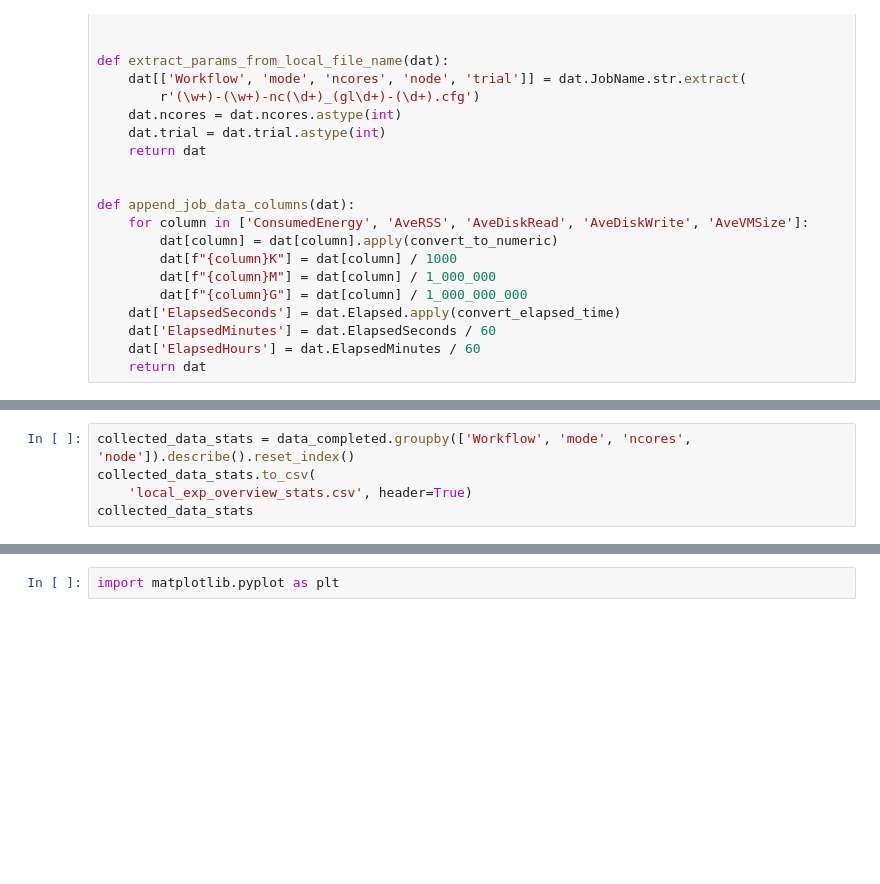
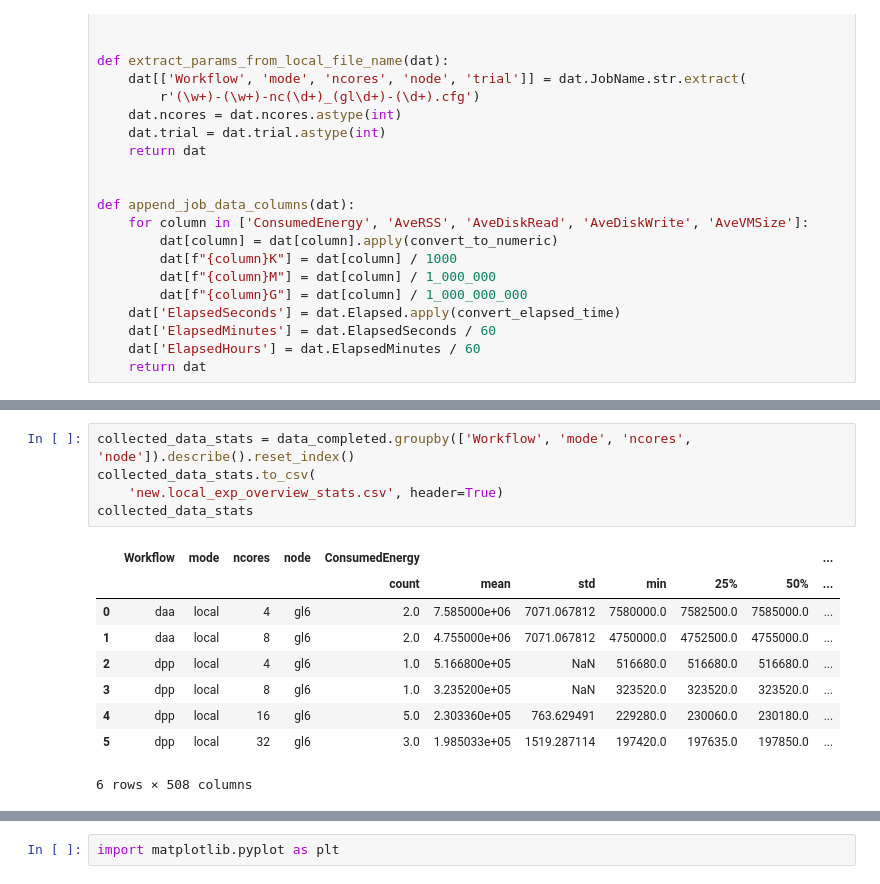
Before and after one commit to dmitrijs-voronovs/haddock-energy-consumption-optimization, a Jupyter notebook: data_analysis/new.analysis.ipynb, the cells around one changed output, grey strips where cells are left out. Cells and saved outputs as stored; diff of their text form; blank space fills up the shorter version.

```diff
--- a/data_analysis/new.analysis.ipynb
+++ b/data_analysis/new.analysis.ipynb
@@ -205,8 +180,18 @@ jobs_to_eliminate = data[data.ncores == 2]
 # %%
 collected_data_stats = data_completed.groupby(['Workflow', 'mode', 'ncores', 'node']).describe().reset_index()
 collected_data_stats.to_csv(
-    'local_exp_overview_stats.csv', header=True)
+    'new.local_exp_overview_stats.csv', header=True)
 collected_data_stats
+# %% [output]
+|  | Workflow | mode | ncores | node | ConsumedEnergy |  |  |  |  |  | ... |
+|  |  |  |  |  | count | mean | std | min | 25% | 50% | ... |
+| 0 | daa | local | 4 | gl6 | 2.0 | 7.585000e+06 | 7071.067812 | 7580000.0 | 7582500.0 | 7585000.0 | ... |
+| 1 | daa | local | 8 | gl6 | 2.0 | 4.755000e+06 | 7071.067812 | 4750000.0 | 4752500.0 | 4755000.0 | ... |
+| 2 | dpp | local | 4 | gl6 | 1.0 | 5.166800e+05 | NaN | 516680.0 | 516680.0 | 516680.0 | ... |
+| 3 | dpp | local | 8 | gl6 | 1.0 | 3.235200e+05 | NaN | 323520.0 | 323520.0 | 323520.0 | ... |
+| 4 | dpp | local | 16 | gl6 | 5.0 | 2.303360e+05 | 763.629491 | 229280.0 | 230060.0 | 230180.0 | ... |
+| 5 | dpp | local | 32 | gl6 | 3.0 | 1.985033e+05 | 1519.287114 | 197420.0 | 197635.0 | 197850.0 | ... |
+6 rows × 508 columns
 # %%
 # All collected data
 collected_data = data_completed.sort_values(
```
Also changed, not shown: parts of 12 cells of this notebook, 10 other files.
